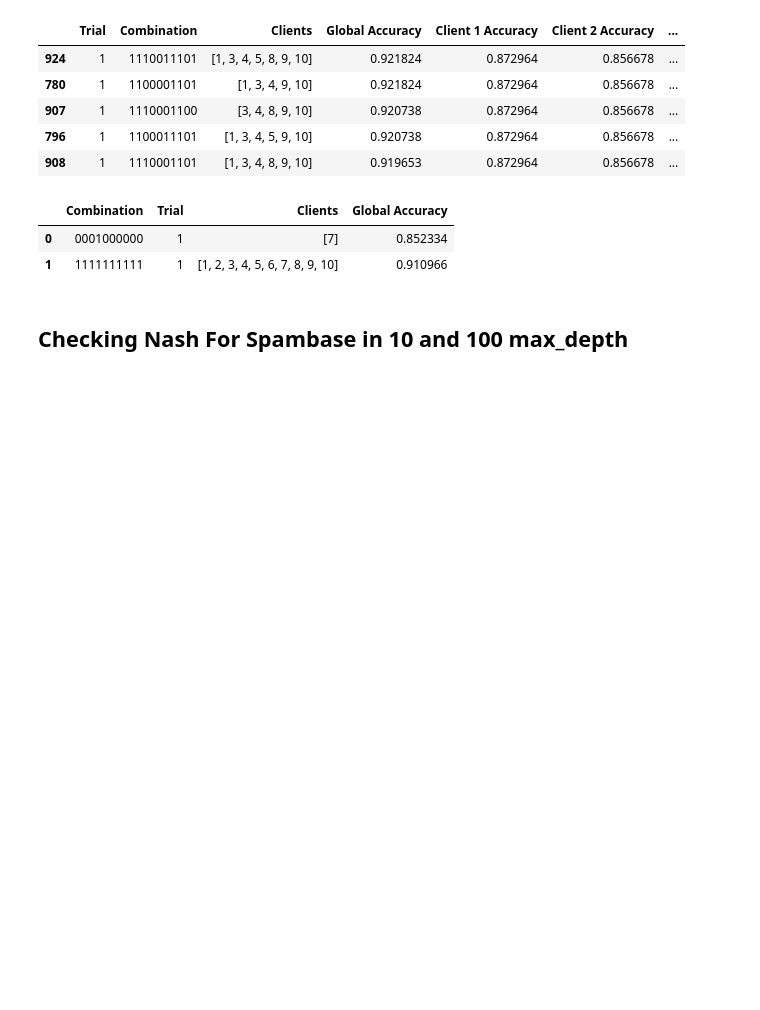
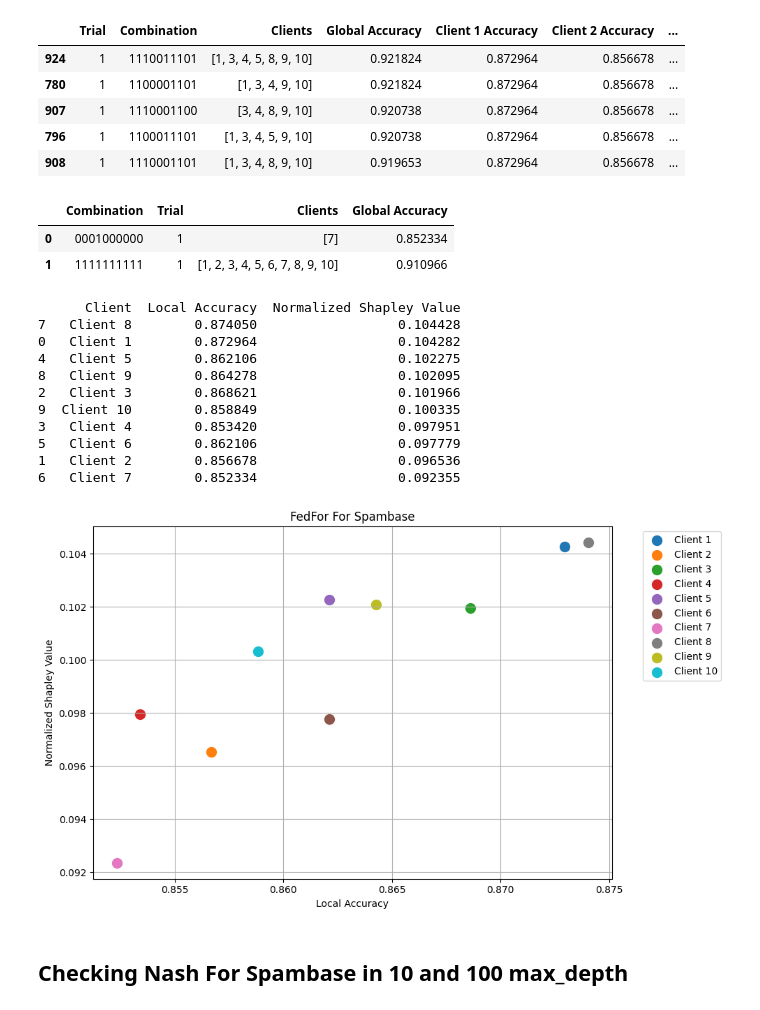
Before and after one commit to abbaszal/Thesis_Projects, a Jupyter notebook: src/fedFor_HuG&spambase.ipynb, the cells around one changed output. Cells and saved outputs as stored; diff of their text form; code cells hidden in the pictures; blank space fills up the shorter version.

```diff
--- a/src/fedFor_HuG&spambase.ipynb
+++ b/src/fedFor_HuG&spambase.ipynb
@@ -709,6 +731,28 @@ nash_df
 |  | Combination | Trial | Clients | Global Accuracy |
 | 0 | 0001000000 | 1 | [7] | 0.852334 |
 | 1 | 1111111111 | 1 | [1, 2, 3, 4, 5, 6, 7, 8, 9, 10] | 0.910966 |
+# %%
+result = compute_and_visualize_shapley_values(
+    df_results,
+    client_local_accuracies={i: client_global_accuracies[i] for i in range(n_clients)},
+    n_clients=10,
+    plot=True,
+    model_name="FedFor For Spambase",
+    print_df=True
+)
+# %% [output]
+      Client  Local Accuracy  Normalized Shapley Value
+7   Client 8        0.874050                  0.104428
+0   Client 1        0.872964                  0.104282
+4   Client 5        0.862106                  0.102275
+8   Client 9        0.864278                  0.102095
+2   Client 3        0.868621                  0.101966
+9  Client 10        0.858849                  0.100335
+3   Client 4        0.853420                  0.097951
+5   Client 6        0.862106                  0.097779
+1   Client 2        0.856678                  0.096536
+6   Client 7        0.852334                  0.092355
+[figure, added]
 # %% [markdown]
 ## Checking Nash For Spambase in 10 and 100 max_depth
 # %%
```
Also changed, not shown: parts of 3 cells of this notebook.
